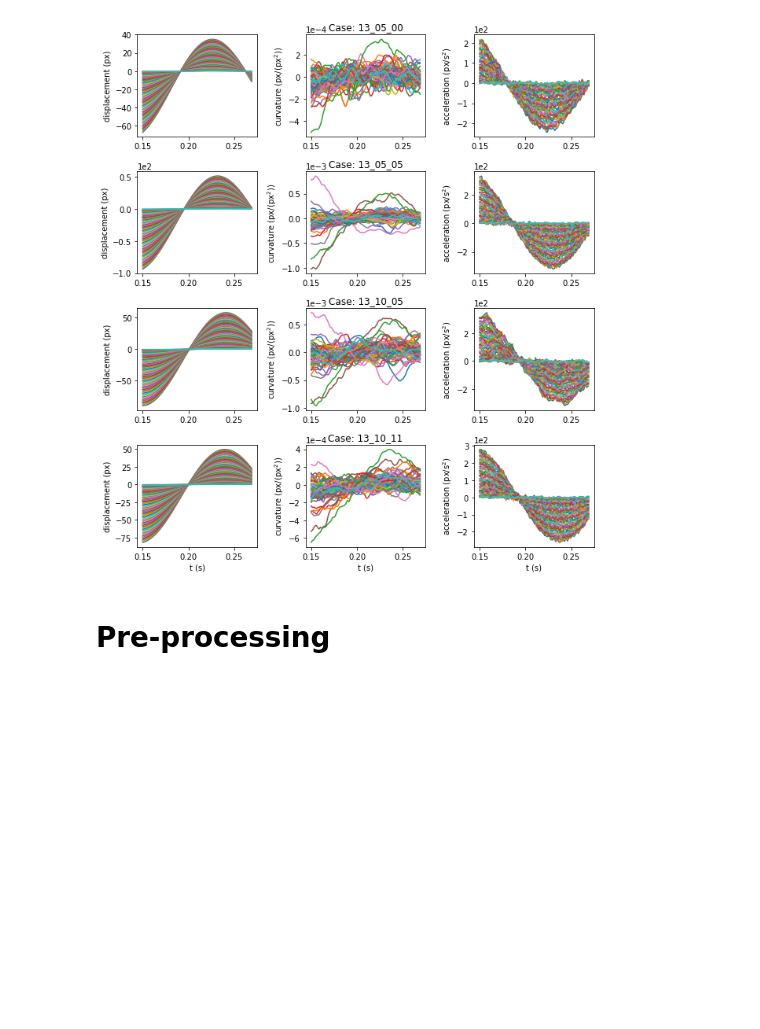
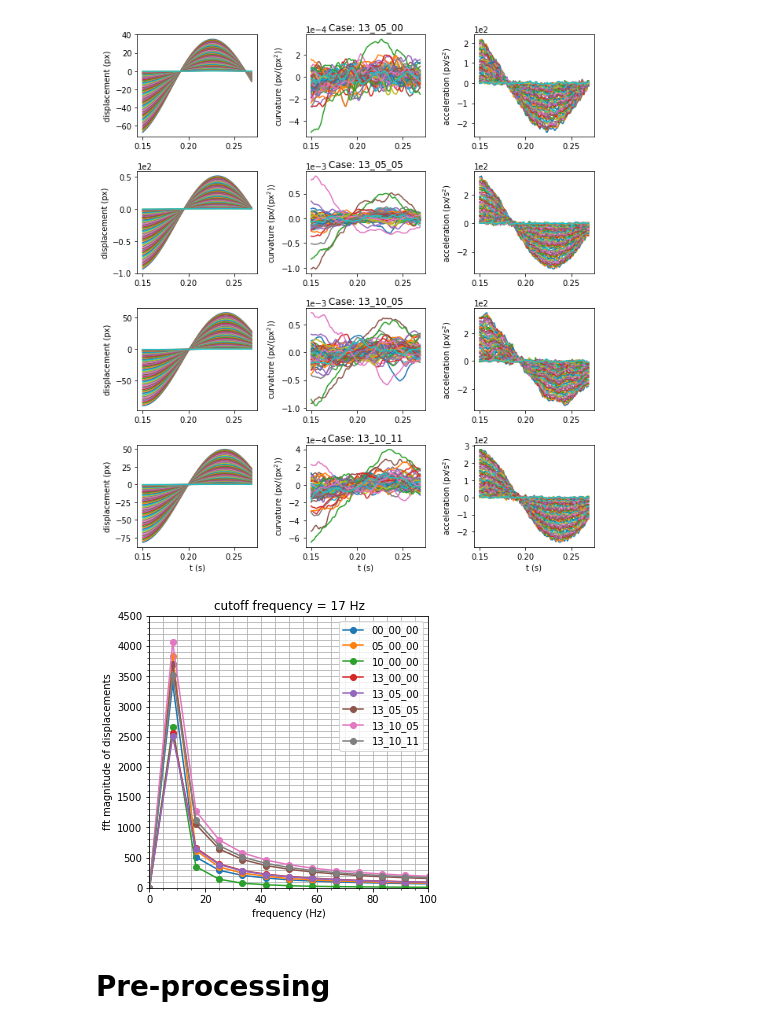
Before and after one commit to carloshernangarrido/structural-health-monitoring, a Jupyter notebook: time_domain_damage_detection_stat.ipynb, the cells around one changed output. Drawn from its saved outputs; the diff is of its cells as text; code cells hidden in the pictures; blank space fills up the shorter version.

```diff
--- a/time_domain_damage_detection_stat.ipynb
+++ b/time_domain_damage_detection_stat.ipynb
@@ -265,6 +306,32 @@ for i_fig in [0, 1]:
 # %% [output]
 [figure]
 [figure]
+# %%
+from scipy.fft import fft, fftfreq, fftshift
+import matplotlib.pyplot as plt
+fig, axx = plt.subplots(1,1, figsize=[5,5])
+
+for th in ths:
+  t = time_scale*th.t.T.reshape((-1))
+  s = th.D[0,:].T
+  # plt.minorticks_on()
+  # plt.plot(t, s)
+  # plt.show()
+
+  sp = fftshift(fft(s))
+  freq = fftshift(fftfreq(t.shape[-1])/(t[1]-t[0]))
+  plt.minorticks_on()
+  axx.grid(b=True, which='both')
+  axx.plot(freq, np.abs(sp), marker='o', label=th._name[0:-5])
+  axx.set_xlim([0, 100])
+  axx.set_xlabel('frequency (Hz)')
+  axx.set_ylabel('fft magnitude of displacements')
+  axx.set_title(f"cutoff frequency = {round(th.cut_off_freq / time_scale)} Hz")
+  axx.set_ylim([0, 4500])
+axx.legend()
+plt.show()
+# %% [output]
+[figure, added]
 # %% [markdown]
 # Pre-processing
 # %% [markdown]
```
Also changed, not shown: parts of 7 cells of this notebook.
